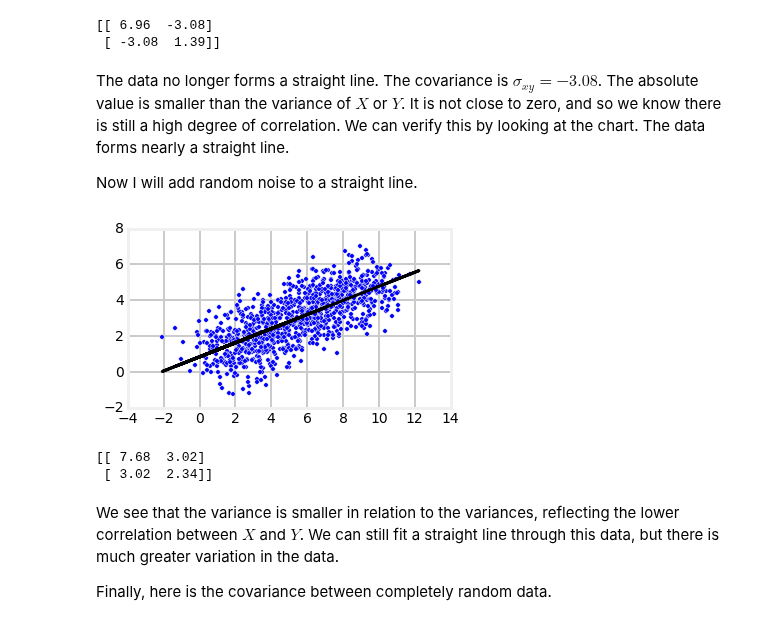
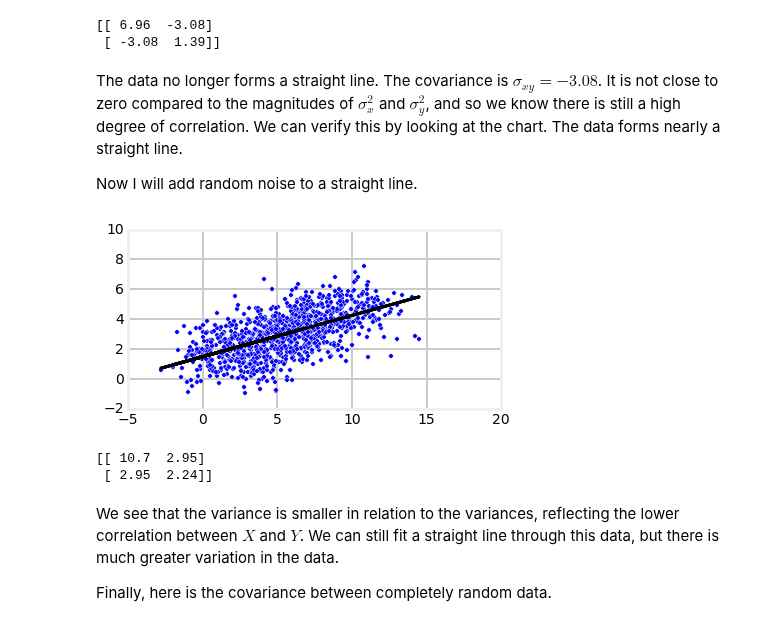
Before and after one commit to rlabbe/Kalman-and-Bayesian-Filters-in-Python, a Jupyter notebook: 05-Multivariate-Gaussians.ipynb, the cells around one changed output. Cells and saved outputs as stored; diff of their text form; code cells hidden in the pictures.

```diff
--- a/05-Multivariate-Gaussians.ipynb
+++ b/05-Multivariate-Gaussians.ipynb
@@ -125,19 +123,19 @@ print(np.cov(X, Y))
 [[ 6.96  -3.08]
  [ -3.08  1.39]]
 # %% [markdown]
-The data no longer forms a straight line. The covariance is $\sigma_{xy}=-3.08$. The absolute value is smaller than the variance of $X$ or $Y$. It is not close to zero, and so we know there is still a high degree of correlation. We can verify this by looking at the chart. The data forms nearly a straight line.
+The data no longer forms a straight line. The covariance is $\sigma_{xy}=-3.08$. It is not close to zero compared to the magnitudes of $\sigma_x^2$ and $\sigma_y^2$, and so we know there is still a high degree of correlation. We can verify this by looking at the chart. The data forms nearly a straight line.
 
 Now I will add random noise to a straight line.
 # %%
 from numpy.random import randn
-X = np.linspace(1, 10, 1000) + randn(1000)
+X = np.linspace(1, 10, 1000) + randn(1000)*2
 Y = np.linspace(1, 5, 1000) + randn(1000)
 plot_correlated_data(X, Y)
 print(np.cov(X, Y))
 # %% [output]
-[figure, old version]
+[figure, new version]
-[[ 7.68  3.02]
- [ 3.02  2.34]]
+[[ 10.7  2.95]
+ [ 2.95  2.24]]
 # %% [markdown]
 We see that the variance is smaller in relation to the variances, reflecting the lower correlation between $X$ and $Y$. We can still fit a straight line through this data, but there is much greater variation in the data.
 
```
Also changed, not shown: parts of 29 cells of this notebook, 8 other files.
